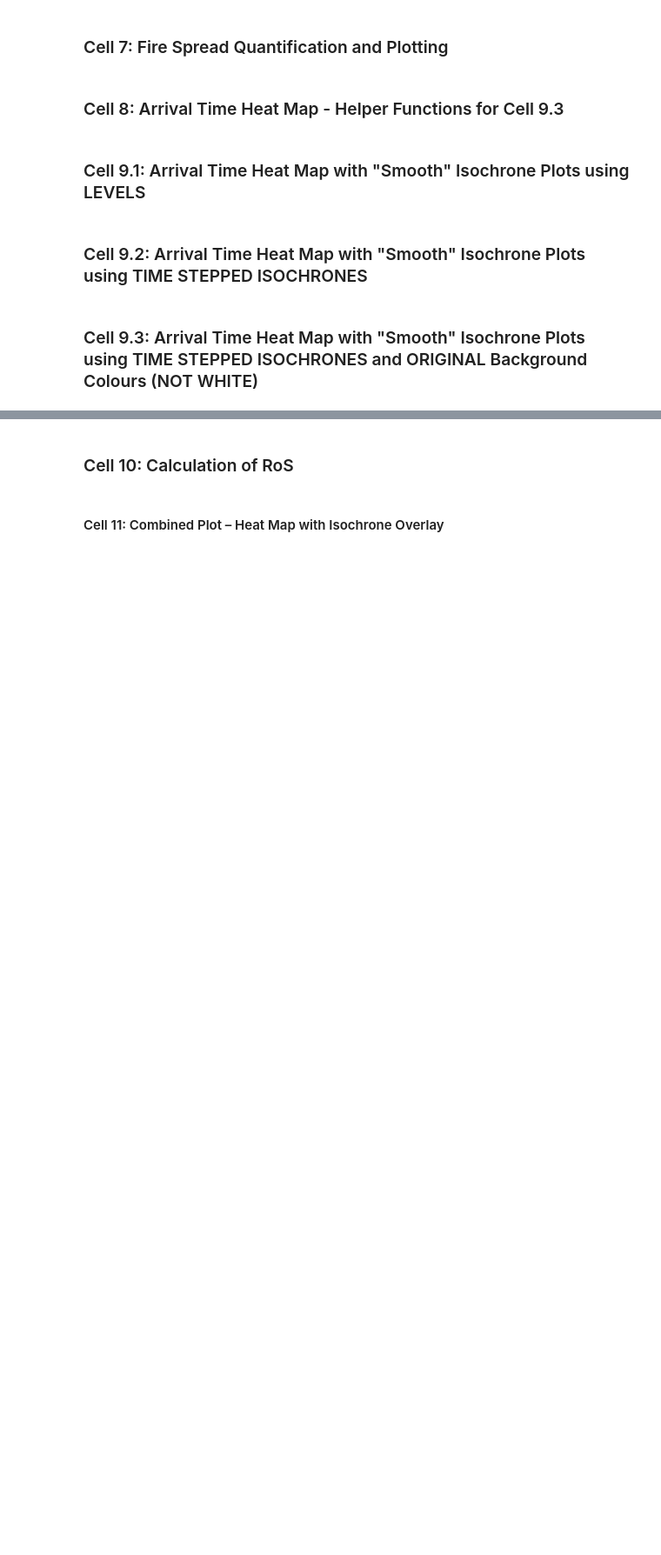
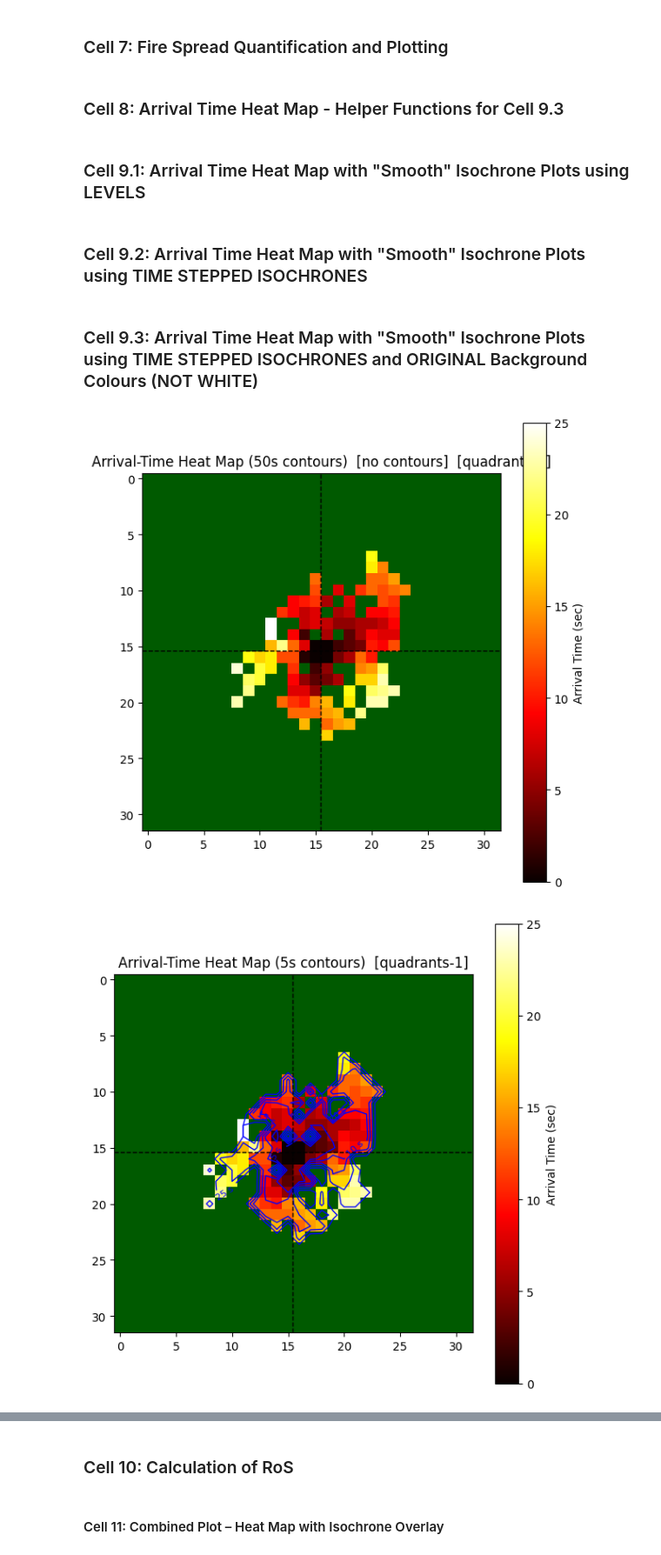
Before and after one commit to Sami-Haque/Computer-Vision-for-Fire-Mod, a Jupyter notebook: Fire Spread Tracking.ipynb, the cells around one changed output, grey strips where cells are left out. Shown at 87% size. Drawn from its saved outputs; the diff is of its cells as text; code cells hidden in the pictures; blank space fills up the shorter version.

Commit message:
v17 - Can Isolate Isochrons and Heatmap

```diff
--- a/Fire Spread Tracking.ipynb
+++ b/Fire Spread Tracking.ipynb
@@ -8,7 +8,8 @@
 # Cell 1: Global configuration & imports
 
 # Global configuration
-IMAGE_FOLDER = r"C:\Users\samih\Documents\ShareX\Screenshots\For VS Vision\34 x 34\QUAD, 1 Log, 2 Bush, 3 Hay, 4 Leaves\v1"
+# IMAGE_FOLDER = r"C:\Users\samih\Documents\ShareX\Screenshots\For VS Vision\34 x 34\QUAD, 1 Log, 2 Bush, 3 Hay, 4 Leaves\v1"
+IMAGE_FOLDER = r"C:\Users\samih\Documents\ShareX\Screenshots\For VS Vision\34 x 34\Green Wool = Leaves\v10"
 images_folder = IMAGE_FOLDER
 
 GRID_SIZE = 34
@@ -820,34 +842,37 @@ def plot_arrival_heatmap_with_isochrones(arrival_matrix,
         plt.axvline(cx - 0.6, color="black", linestyle="--", linewidth=1)
     if add_quadrant:
         plt.axhline(cy - 0.6, color="black", linestyle="--", linewidth=1)
 
     plt.title(f"Arrival-Time Heat Map ({time_interval}s contours)"
               f"{'' if show_isochrones else '  [no contours]'}"
               f"  [{unburnt_style}]")
     plt.tight_layout()
     plt.show()
 
 
 # # 1️⃣  Classic look, contours on
 # plot_arrival_heatmap_with_isochrones(arrival_matrix,
 #                                      time_interval=50,
 #                                      add_quadrant=True,
 #                                      remove_border=True,
 #                                      unburnt_style="white"
 #                                      )
 
 # 2️⃣  Quadrant-4 background, contours on
 plot_arrival_heatmap_with_isochrones(arrival_matrix,
                                      time_interval=50,
                                      add_quadrant=True,
                                      remove_border=True,
                                      unburnt_style="quadrants-1",
-                                     show_isochrones=True)
+                                     show_isochrones=False)
 
 # 3️⃣  Vertical split background, NO contours
 plot_arrival_heatmap_with_isochrones(arrival_matrix,
-                                     time_interval=50,
+                                     time_interval=5,
                                      add_quadrant=True,
                                      remove_border=True,
-                                     unburnt_style="quadrants-4",
-                                     show_isochrones=False)
+                                     unburnt_style="quadrants-1",
+                                     show_isochrones=True)
+# %% [output]
+[figure, added]
+[figure, added]
```
Also changed, not shown: parts of 4 cells of this notebook.
